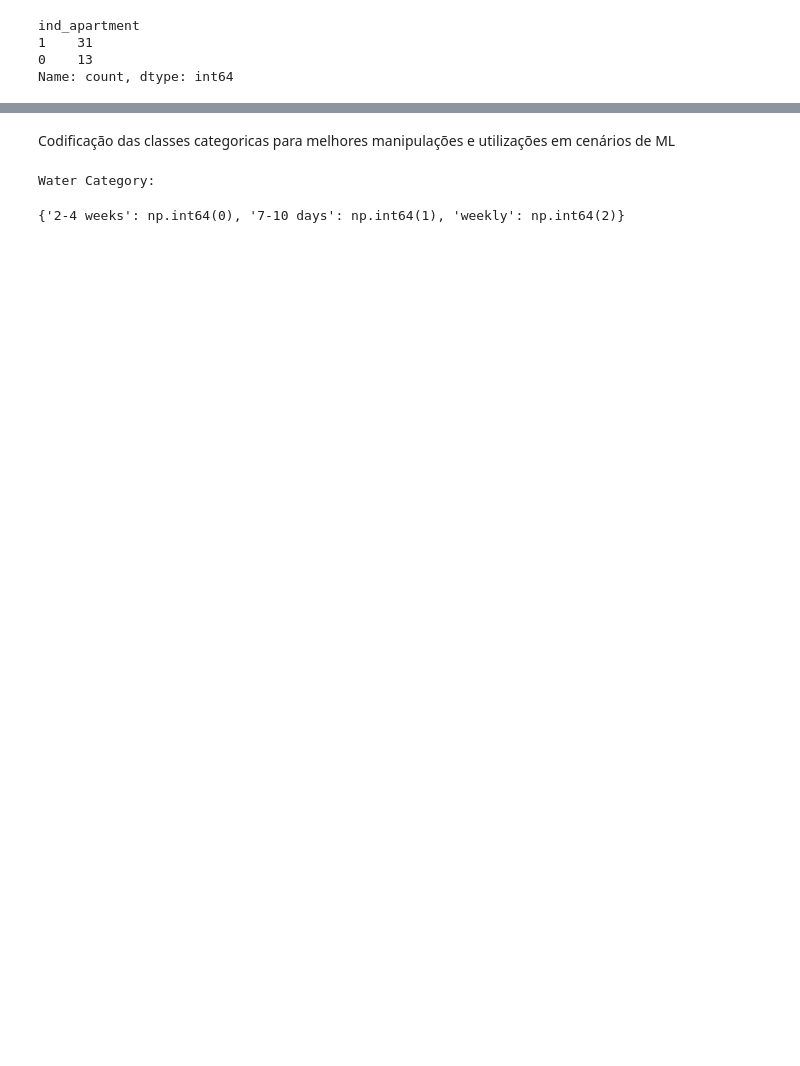
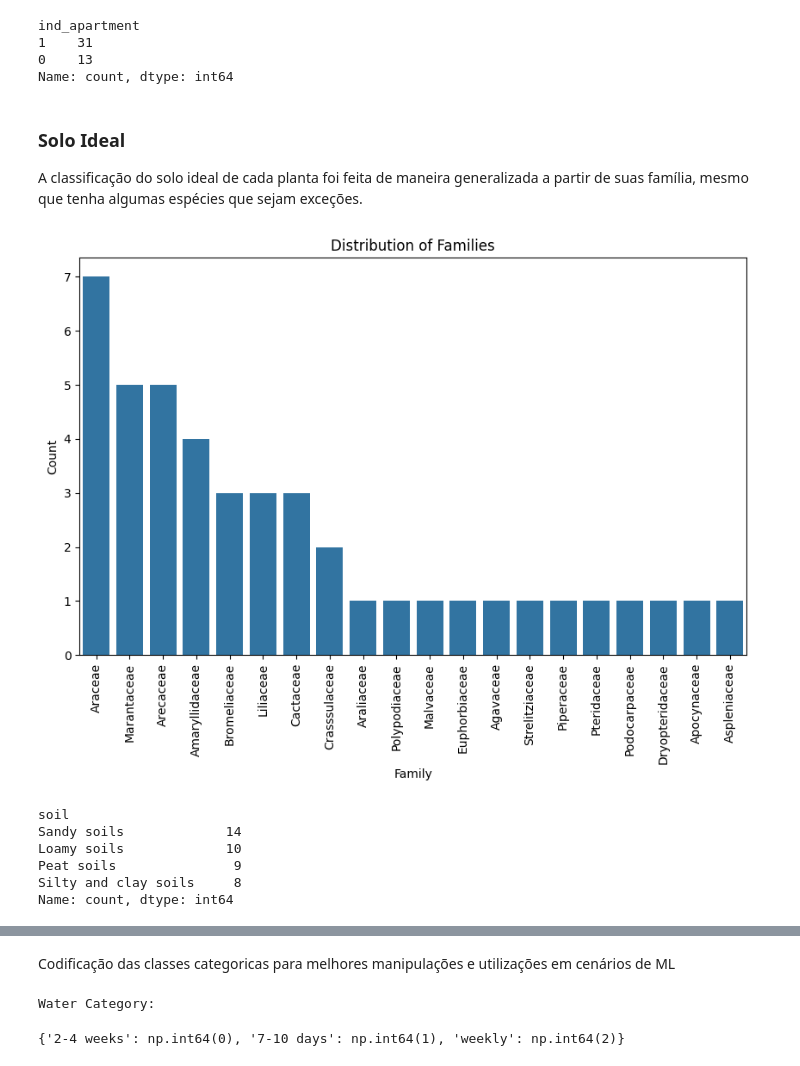
Before and after one commit to Chroma-CESAR/Rooted, a Jupyter notebook: notebook.ipynb, the cells around one changed output, grey strips where cells are left out. Saved outputs shown, nothing was run; the diff lists cells and outputs as text; code cells hidden in the pictures; blank space fills up the shorter version.

```diff
--- a/notebook.ipynb
+++ b/notebook.ipynb
@@ -386,3 +411,18 @@ ind_apartment
 1    31
 0    13
 Name: count, dtype: int64
+# %% [markdown]
+### **Solo Ideal**
+
+A classificação do solo ideal de cada planta foi feita de maneira generalizada a partir de suas família, mesmo que tenha algumas espécies que sejam exceções.
+# %%
+plt.figure(figsize=(10, 6))
+sns.countplot(data=selected_plants, x='family', order=selected_plants['family'].value_counts().index)
+plt.xticks(rotation=90)
+plt.title('Distribution of Families')
+plt.xlabel('Family')
+plt.ylabel('Count')
+
+plt.show()
+# %% [output]
+[figure, added]
@@ -388,0 +452,10 @@ Name: count, dtype: int64
+# %%
+selected_plants['soil'] = selected_plants['family'].map(soil_mapping)
+selected_plants['soil'].value_counts()
+# %% [output]
+soil
+Sandy soils             14
+Loamy soils             10
+Peat soils               9
+Silty and clay soils     8
+Name: count, dtype: int64
```
Also changed, not shown: parts of 24 cells of this notebook, 2 other files.
